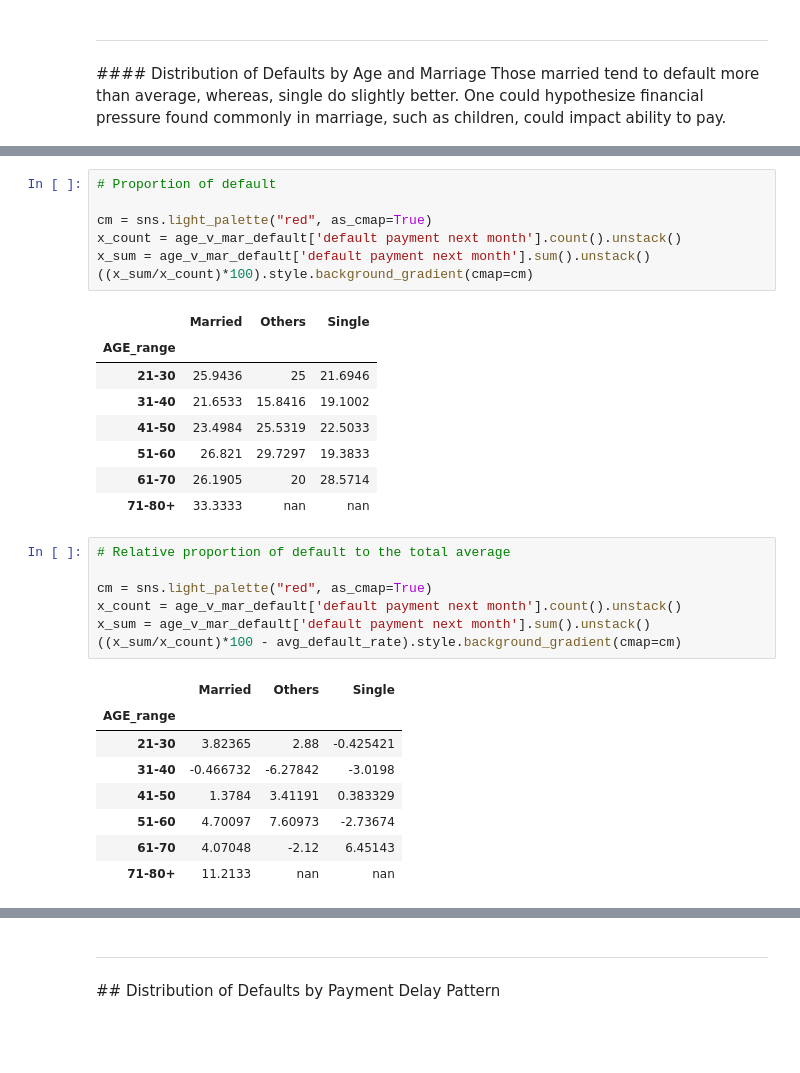
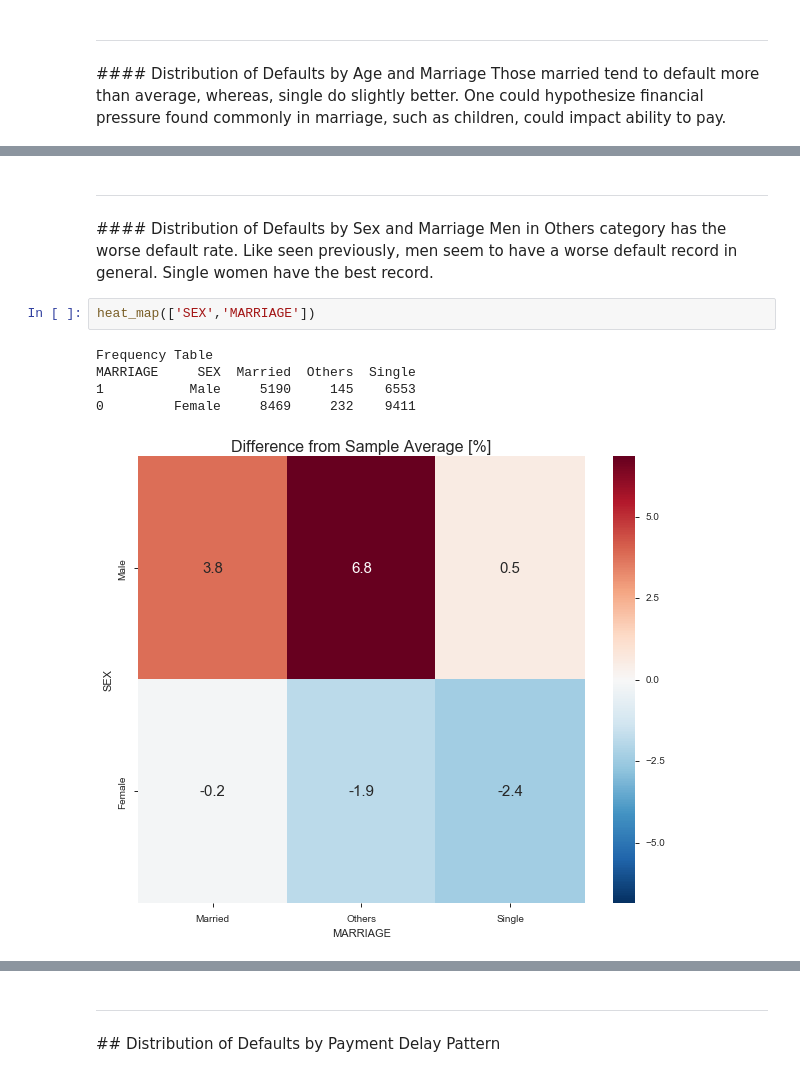
Before and after one commit to rlshuhart/MSDS7331_Project_1, a Jupyter notebook: MSDS7331_Project_1_Notebook.ipynb, the cells around one changed output, grey strips where cells are left out. Saved outputs shown, nothing was run; the diff lists cells and outputs as text; blank space fills up the shorter version.

```diff
--- a/MSDS7331_Project_1_Notebook.ipynb
+++ b/MSDS7331_Project_1_Notebook.ipynb
@@ -453,32 +458,12 @@ age_v_mar_default['default payment next month'].size().unstack().style.backgroun
-# %%
-# Proportion of default
-
-cm = sns.light_palette("red", as_cmap=True)
-x_count = age_v_mar_default['default payment next month'].count().unstack()
-x_sum = age_v_mar_default['default payment next month'].sum().unstack()
-((x_sum/x_count)*100).style.background_gradient(cmap=cm)
-# %% [output]
-|  | Married | Others | Single |
-| AGE_range |  |  |  |
-| 21-30 | 25.9436 | 25 | 21.6946 |
-| 31-40 | 21.6533 | 15.8416 | 19.1002 |
-| 41-50 | 23.4984 | 25.5319 | 22.5033 |
-| 51-60 | 26.821 | 29.7297 | 19.3833 |
-| 61-70 | 26.1905 | 20 | 28.5714 |
-| 71-80+ | 33.3333 | nan | nan |
-# %%
-# Relative proportion of default to the total average
-
-cm = sns.light_palette("red", as_cmap=True)
-x_count = age_v_mar_default['default payment next month'].count().unstack()
-x_sum = age_v_mar_default['default payment next month'].sum().unstack()
-((x_sum/x_count)*100 - avg_default_rate).style.background_gradient(cmap=cm)
-# %% [output]
-|  | Married | Others | Single |
-| AGE_range |  |  |  |
-| 21-30 | 3.82365 | 2.88 | -0.425421 |
-| 31-40 | -0.466732 | -6.27842 | -3.0198 |
-| 41-50 | 1.3784 | 3.41191 | 0.383329 |
-| 51-60 | 4.70097 | 7.60973 | -2.73674 |
-| 61-70 | 4.07048 | -2.12 | 6.45143 |
-| 71-80+ | 11.2133 | nan | nan |
+# %% [markdown]
+<hr>
+#### Distribution of Defaults by Sex and Marriage
+Men in Others category has the worse default rate. Like seen previously, men seem to have a worse default record in general. Single women have the best record.
+# %%
+heat_map(['SEX','MARRIAGE'])
+# %% [output]
+Frequency Table
+MARRIAGE     SEX  Married  Others  Single
+1           Male     5190     145    6553
+0         Female     8469     232    9411
+[figure, added]
```
Also changed, not shown: parts of 30 cells of this notebook.
